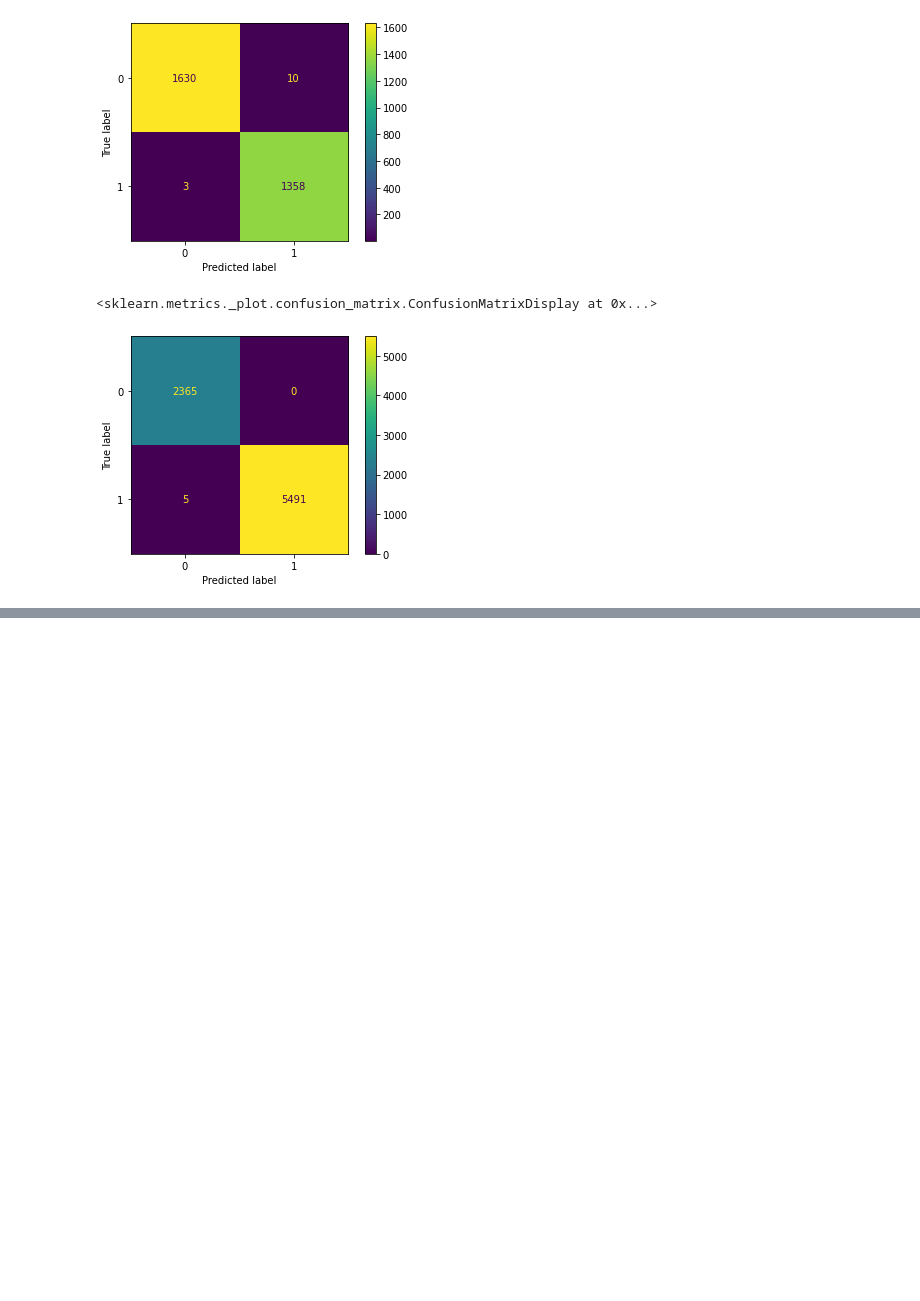
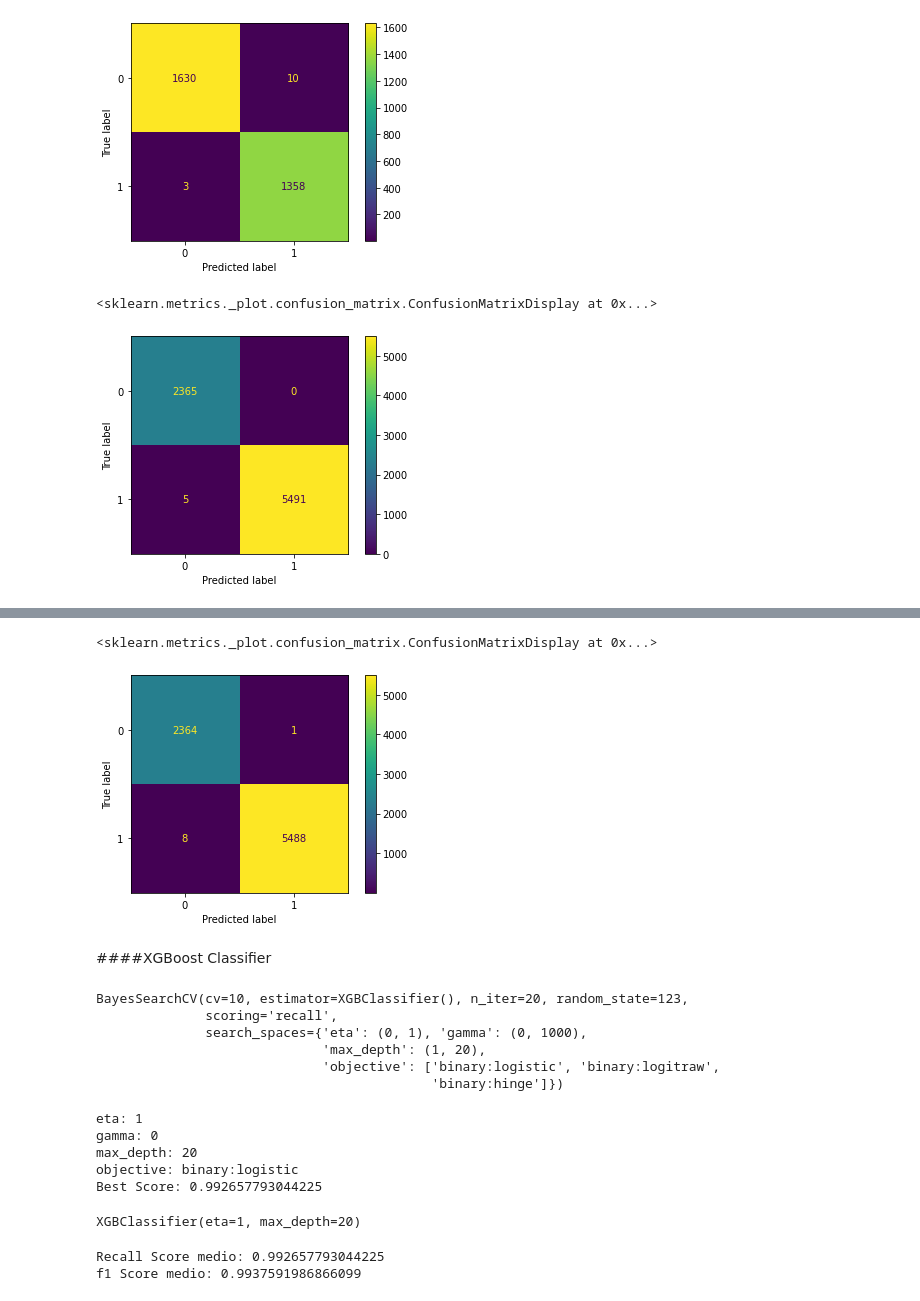
Before and after one commit to romerofernandes/class_fault, a Jupyter notebook: class_fault.ipynb, the cells around one changed output, grey strips where cells are left out. Saved outputs shown, nothing was run; the diff lists cells and outputs as text; code cells hidden in the pictures; blank space fills up the shorter version.

```diff
--- a/class_fault.ipynb
+++ b/class_fault.ipynb
@@ -283,0 +346,7 @@ metrics.plot_confusion_matrix(classif_fault_RF, df_fault_test[features], df_faul
+# %%
+metrics.plot_confusion_matrix(classif_fault_DT, df_fault_test[features], df_fault_test['fault'])
+# %% [output]
+<sklearn.metrics._plot.confusion_matrix.ConfusionMatrixDisplay at 0x...>
+[figure, added]
+# %% [markdown]
+####XGBoost Classifier
@@ -283,0 +361,39 @@ metrics.plot_confusion_matrix(classif_fault_RF, df_fault_test[features], df_faul
+# %%
+# Definindo o Random Search CV. Vamos fornecer o argumento n_iter, que fala quantas configurações de hparams testar:
+BS_SVC = BayesSearchCV(estimator = XGBClassifier(),
+                       search_spaces = params,
+                       scoring='recall',
+                       cv = 10,
+                       n_iter = 20,
+                       random_state=123)
+
+# Realizando a otimização por GridSearch para os dados de cancer de mama:
+BS_SVC.fit(X_test,y_test)
+# %% [output]
+BayesSearchCV(cv=10, estimator=XGBClassifier(), n_iter=20, random_state=123,
+              scoring='recall',
+              search_spaces={'eta': (0, 1), 'gamma': (0, 1000),
+                             'max_depth': (1, 20),
+                             'objective': ['binary:logistic', 'binary:logitraw',
+                                           'binary:hinge']})
+# %%
+#Vamos ver informações relevantes:
+print('eta: {}'.format(BS_SVC.best_params_['eta']))
+print('gamma: {}'.format(BS_SVC.best_params_['gamma']))
+print('max_depth: {}'.format(BS_SVC.best_params_['max_depth']))
+print('objective: {}'.format(BS_SVC.best_params_['objective']))
+print('Best Score: {}'.format(BS_SVC.best_score_))
+
+'''
+eta: 1
+gamma: 0
+max_depth: 20
+objective: binary:logistic
+Best Score: 0.992657793044225
+'''
+# %% [output]
+eta: 1
+gamma: 0
+max_depth: 20
+objective: binary:logistic
+Best Score: 0.992657793044225
@@ -283,0 +402,11 @@ metrics.plot_confusion_matrix(classif_fault_RF, df_fault_test[features], df_faul
+# %%
+classif_fault_XGB.fit(X_train, y_train)
+# %% [output]
+XGBClassifier(eta=1, max_depth=20)
+# %%
+recall_scores = cross_validate(classif_fault_XGB, X_test, y_test, cv=10, scoring=['recall', 'f1'])
+print("Recall Score medio:", np.mean(recall_scores['test_recall']))
+print("f1 Score medio:", np.mean(recall_scores['test_f1']))
+# %% [output]
+Recall Score medio: 0.992657793044225
+f1 Score medio: 0.9937591986866099
```
Also changed, not shown: parts of 12 cells of this notebook.
